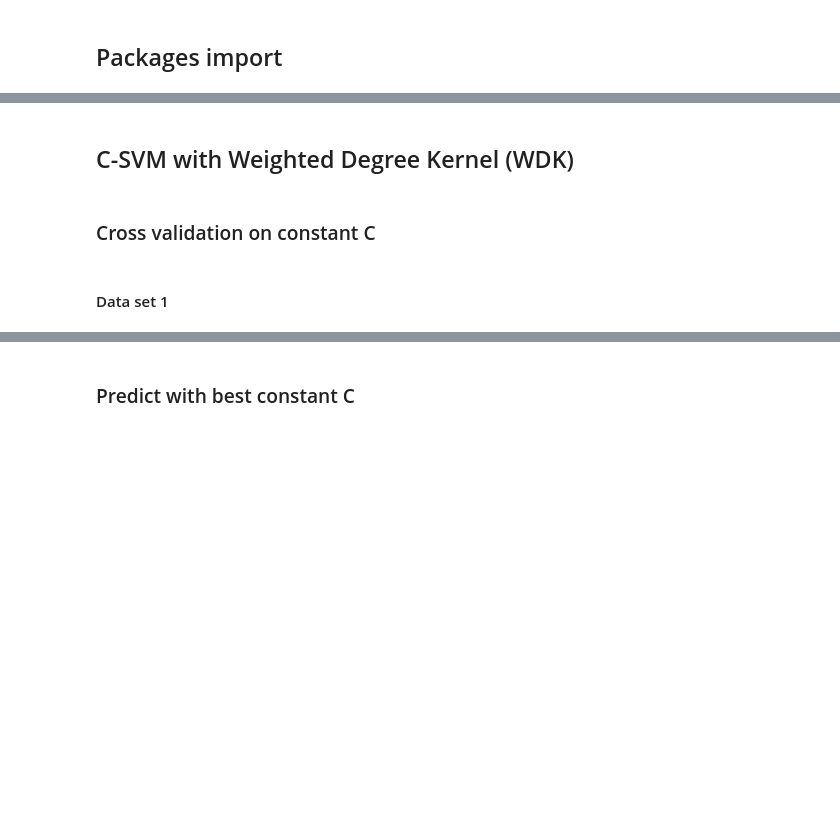
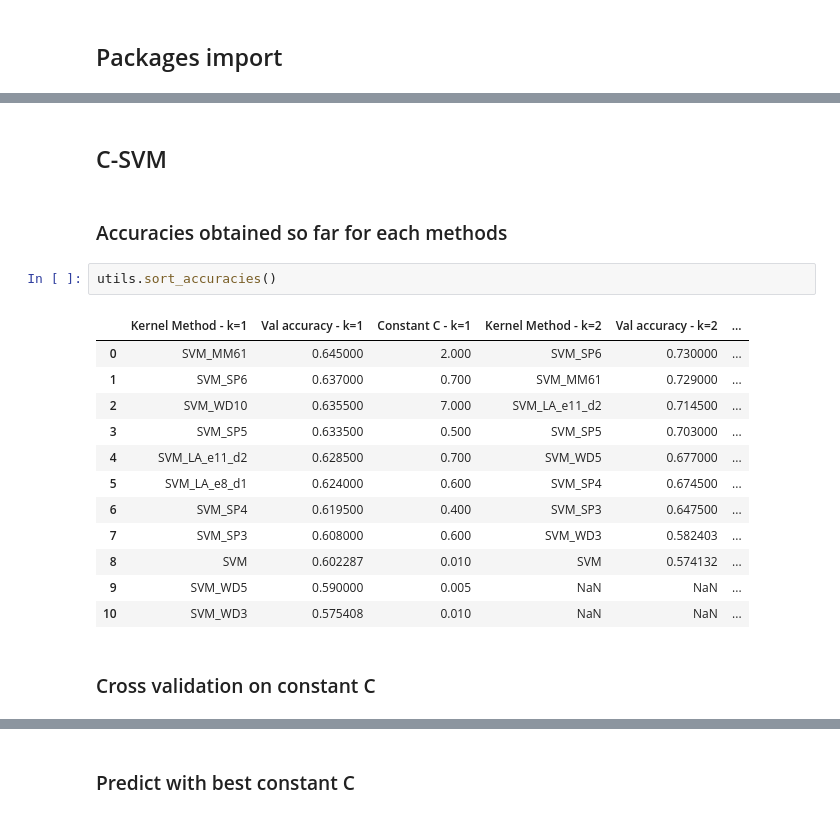
Before and after one commit to afiliot/Kernel-Methods-For-Genomics, a Jupyter notebook: Kernel_methods_from_scratch.ipynb, the cells around one changed output, grey strips where cells are left out. Cells and saved outputs as stored; diff of their text form; blank space fills up the shorter version.

```diff
--- a/Kernel_methods_from_scratch.ipynb
+++ b/Kernel_methods_from_scratch.ipynb
@@ -33,6 +17,21 @@ X_train_3, y_train_3, X_val_3, y_val_3, X_test_3, K_3, id_3 = utils.select_k(3,
 # %% [markdown]
-## C-SVM with Weighted Degree Kernel (WDK)
+## C-SVM
+# %% [markdown]
+### Accuracies obtained so far for each methods
+# %%
+utils.sort_accuracies()
+# %% [output]
+|  | Kernel Method - k=1 | Val accuracy - k=1 | Constant C - k=1 | Kernel Method - k=2 | Val accuracy - k=2 | ... |
+| 0 | SVM_MM61 | 0.645000 | 2.000 | SVM_SP6 | 0.730000 | ... |
+| 1 | SVM_SP6 | 0.637000 | 0.700 | SVM_MM61 | 0.729000 | ... |
+| 2 | SVM_WD10 | 0.635500 | 7.000 | SVM_LA_e11_d2 | 0.714500 | ... |
+| 3 | SVM_SP5 | 0.633500 | 0.500 | SVM_SP5 | 0.703000 | ... |
+| 4 | SVM_LA_e11_d2 | 0.628500 | 0.700 | SVM_WD5 | 0.677000 | ... |
+| 5 | SVM_LA_e8_d1 | 0.624000 | 0.600 | SVM_SP4 | 0.674500 | ... |
+| 6 | SVM_SP4 | 0.619500 | 0.400 | SVM_SP3 | 0.647500 | ... |
+| 7 | SVM_SP3 | 0.608000 | 0.600 | SVM_WD3 | 0.582403 | ... |
+| 8 | SVM | 0.602287 | 0.010 | SVM | 0.574132 | ... |
+| 9 | SVM_WD5 | 0.590000 | 0.005 | NaN | NaN | ... |
+| 10 | SVM_WD3 | 0.575408 | 0.010 | NaN | NaN | ... |
 # %% [markdown]
 ### Cross validation on constant C
-# %% [markdown]
-#### Data set 1
```
Also changed, not shown: parts of 17 cells of this notebook, 3 other files.
